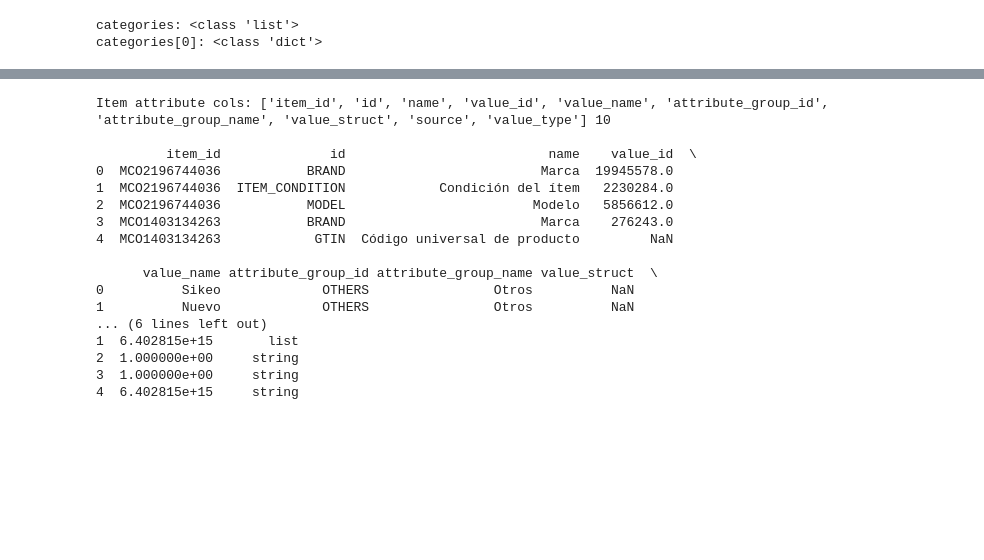
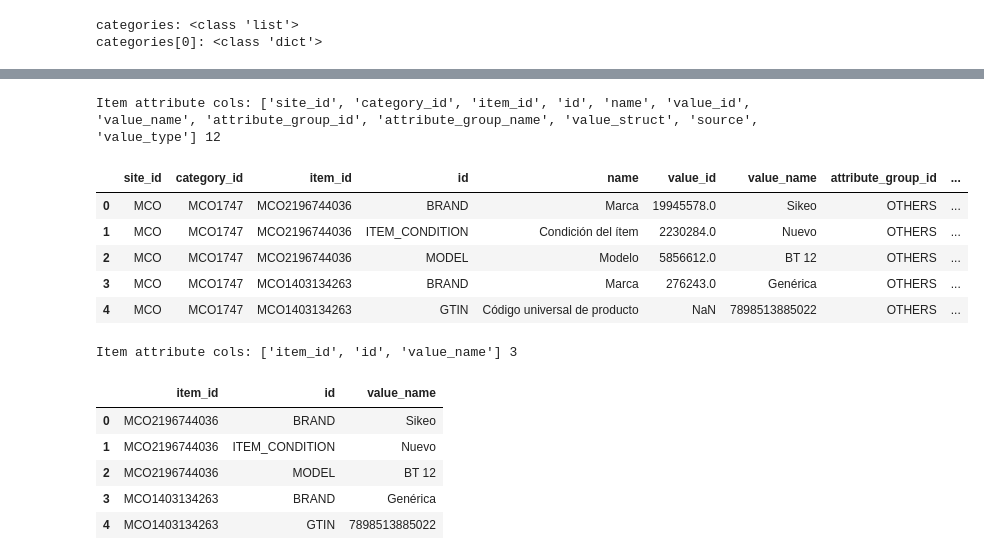
Before and after one commit to carolinajimenez/product-grouping-ml, a Jupyter notebook: notebooks/1.0-initial-data-exploration.ipynb, the cells around one changed output, grey strips where cells are left out. Drawn from its saved outputs; the diff is of its cells as text; code cells hidden in the pictures; blank space fills up the shorter version.

```diff
--- a/notebooks/1.0-initial-data-exploration.ipynb
+++ b/notebooks/1.0-initial-data-exploration.ipynb
@@ -182,25 +234,30 @@ Item cols: ['id', 'title', 'condition', 'thumbnail_id', 'catalog_product_id', 'l
 # %%
+# It'll not be used anymore
 item_attribute_cols = list(item_attributes.columns)
 print("Item attribute cols:", item_attribute_cols, len(item_attribute_cols), end="\n\n")
-print(item_attributes.head())
+item_attributes.head()
 # %% [output]
-Item attribute cols: ['item_id', 'id', 'name', 'value_id', 'value_name', 'attribute_group_id', 'attribute_group_name', 'value_struct', 'source', 'value_type'] 10
-
-         item_id              id                          name    value_id  \
-0  MCO2196744036           BRAND                         Marca  19945578.0
-1  MCO2196744036  ITEM_CONDITION            Condición del ítem   2230284.0
-2  MCO2196744036           MODEL                        Modelo   5856612.0
-3  MCO1403134263           BRAND                         Marca    276243.0
-4  MCO1403134263            GTIN  Código universal de producto         NaN
-
-      value_name attribute_group_id attribute_group_name value_struct  \
-0          Sikeo             OTHERS                Otros          NaN
-1          Nuevo             OTHERS                Otros          NaN
-... (6 lines left out)
-1  6.402815e+15       list
-2  1.000000e+00     string
-3  1.000000e+00     string
-4  6.402815e+15     string
+Item attribute cols: ['site_id', 'category_id', 'item_id', 'id', 'name', 'value_id', 'value_name', 'attribute_group_id', 'attribute_group_name', 'value_struct', 'source', 'value_type'] 12
+|  | site_id | category_id | item_id | id | name | value_id | value_name | attribute_group_id | ... |
+| 0 | MCO | MCO1747 | MCO2196744036 | BRAND | Marca | 19945578.0 | Sikeo | OTHERS | ... |
+| 1 | MCO | MCO1747 | MCO2196744036 | ITEM_CONDITION | Condición del ítem | 2230284.0 | Nuevo | OTHERS | ... |
+| 2 | MCO | MCO1747 | MCO2196744036 | MODEL | Modelo | 5856612.0 | BT 12 | OTHERS | ... |
+| 3 | MCO | MCO1747 | MCO1403134263 | BRAND | Marca | 276243.0 | Genérica | OTHERS | ... |
+| 4 | MCO | MCO1747 | MCO1403134263 | GTIN | Código universal de producto | NaN | 7898513885022 | OTHERS | ... |
+# %%
+# Delete columns that are not useful for the model
+item_attributes.drop(['site_id', 'category_id', 'name', 'value_id', 'attribute_group_id', 'attribute_group_name', 'value_struct', 'source', 'value_type'], axis=1, inplace=True)
+item_attribute_cols = list(item_attributes.columns)
+print("Item attribute cols:", item_attribute_cols, len(item_attribute_cols), end="\n\n")
+item_attributes.head()
+# %% [output]
+Item attribute cols: ['item_id', 'id', 'value_name'] 3
+|  | item_id | id | value_name |
+| 0 | MCO2196744036 | BRAND | Sikeo |
+| 1 | MCO2196744036 | ITEM_CONDITION | Nuevo |
+| 2 | MCO2196744036 | MODEL | BT 12 |
+| 3 | MCO1403134263 | BRAND | Genérica |
+| 4 | MCO1403134263 | GTIN | 7898513885022 |
 # %%
 item_picture_cols = list(item_pictures.columns)
 print("Item picture cols:", item_picture_cols, len(item_picture_cols), end="\n\n")
```
Also changed, not shown: parts of 9 cells of this notebook.
